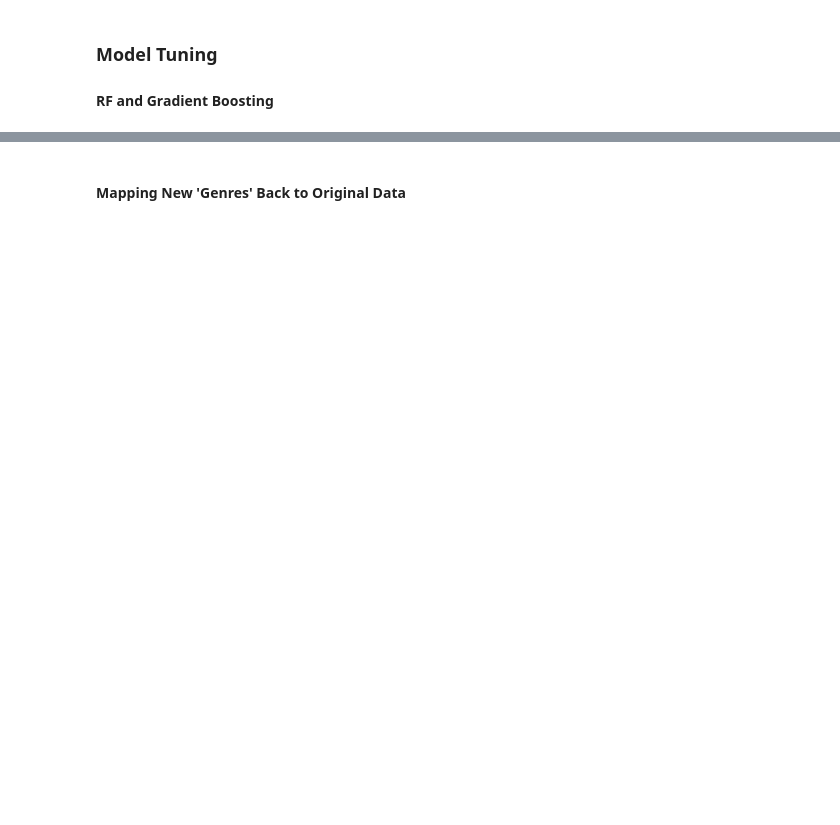
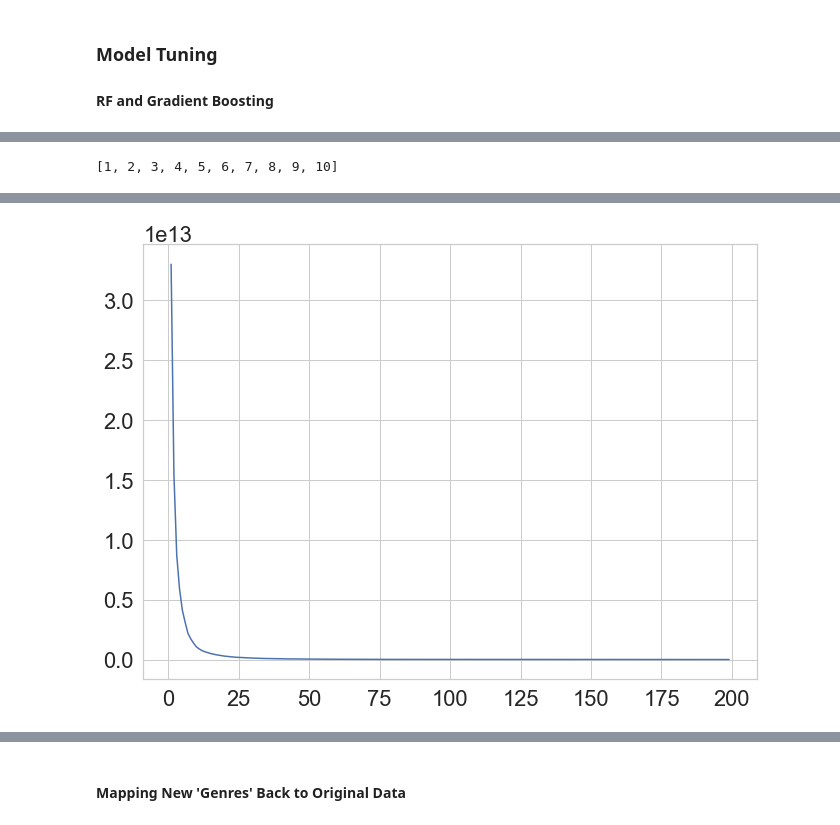
Before and after one commit to mattzhao-R/spotify, a Jupyter notebook: draft_analysis.ipynb, the cells around one changed output, grey strips where cells are left out. Cells and saved outputs as stored; diff of their text form; code cells hidden in the pictures; blank space fills up the shorter version.

Commit message:
elbow method

```diff
--- a/draft_analysis.ipynb
+++ b/draft_analysis.ipynb
@@ -108,9 +108,9 @@ processing = pd.get_dummies(df, columns=dummy_col, drop_first=False) # including
 # https://stats.stackexchange.com/questions/224051/one-hot-vs-dummy-encoding-in-scikit-learn
 # %%
 # removing genres which appear less than 10 times
-print('n Before removing outliers:',df.shape[0])
-df = df[df['genre'].isin(gen_min10)]
-print('n After removing outliers:',df.shape[0])
+print('n Before removing outliers:',processing.shape[0])
+processing = processing[processing['genre'].isin(gen_min10)]
+print('n After removing outliers:',processing.shape[0])
 # %% [output]
 n Before removing outliers: 19306
 n After removing outliers: 18906
@@ -119,6 +119,6 @@ n After removing outliers: 18906
 from sklearn.preprocessing import LabelEncoder
 
 label_encoder = LabelEncoder()
-df['genre_label'] = label_encoder.fit_transform(df['genre'])
+processing['genre_label'] = label_encoder.fit_transform(processing['genre'])
 # %%
 # dictionary to convert label-encoded genres back to actual genre names
@@ -126,8 +126,8 @@ revert_gen = {label: genre for (genre, label) in zip(df['genre'],df['genre_label
 # %%
 from sklearn.model_selection import train_test_split
 
-X = df.drop(labels = ['endTime','artistName','trackName','msPlayed','genre','genre_label'], axis=1, inplace=False)
-y = df['genre_label']
+X = processing.drop(labels = ['endTime','artistName','trackName','msPlayed','genre','genre_label'], axis=1, inplace=False)
+y = processing['genre_label']
 
 #X_train, X_test, y_train, y_test = train_test_split(X,y,test_size = 0.8)
 # %%
@@ -245,3 +293,26 @@ LogLoss: 2.004542685321732       F1: 0.7581319516972962
 # %%
 # kmeans
 # tuning via elbow method, show elbow for best n number of clusters
+# %%
+list(range(1,11))
+# %% [output]
+[1, 2, 3, 4, 5, 6, 7, 8, 9, 10]
+# %%
+from sklearn.cluster import KMeans
+
+wcss = []
+start = 1
+end = 200
+
+start_time = time.time()
+
+for i in range(start, end):
+    clustering = KMeans(n_clusters=i, init='k-means++', random_state=42)
+    clustering.fit(X)
+    wcss.append(clustering.inertia_)
+
+ks = list(range(start,end))
+sns.lineplot(x = ks, y = wcss)
+
+print("Generating elbow took", time.time()-start_time) # 610.1405174732208 s (12 min)
+# %% [output]
@@ -247,0 +320 @@ LogLoss: 2.004542685321732       F1: 0.7581319516972962
+[figure, added]
```
Also changed, not shown: parts of 12 cells of this notebook.
